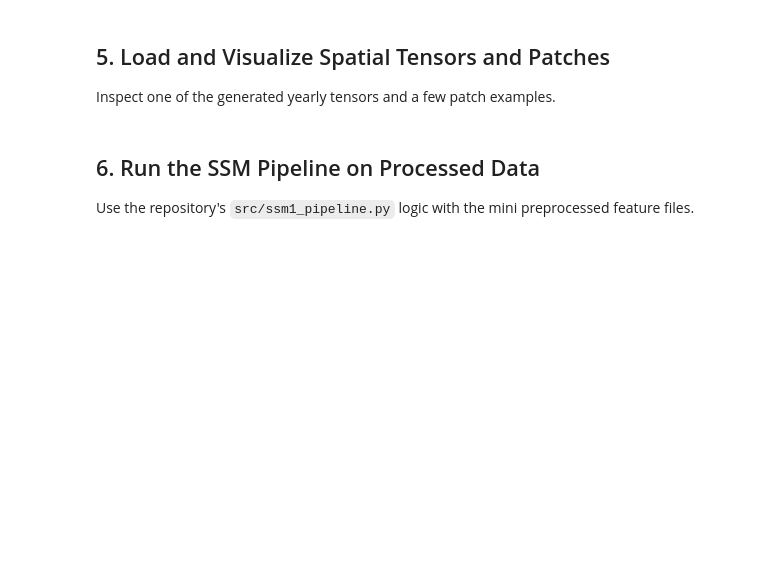
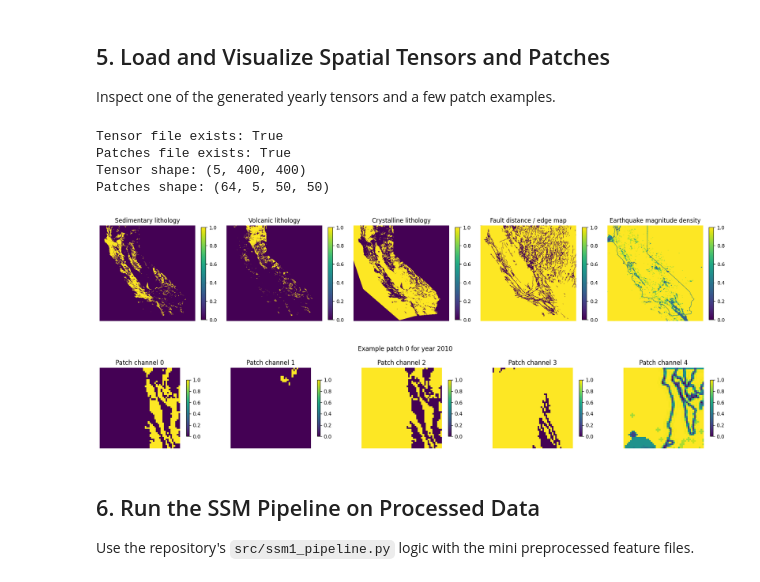
Before and after one commit to youssefbriki1/SeiSM, a Jupyter notebook: SeiSM_playground.ipynb, the cells around one changed output. Cells and saved outputs as stored; diff of their text form; code cells hidden in the pictures; blank space fills up the shorter version.

Commit message:
standardize processing pipeline

```diff
--- a/SeiSM_playground.ipynb
+++ b/SeiSM_playground.ipynb
@@ -147,10 +202,10 @@ import matplotlib.pyplot as plt
 from pathlib import Path
 
 ROOT = Path.cwd()
-CALIF_DIR = ROOT / 'src' / 'data-processing' / 'california'
+CALIF_DIR = ROOT / 'data' / 'california'
 year = subset_target_year
-tensor_path = CALIF_DIR / 'data' / 'processed' / 'cal_maps' / f'tensor_{year}.npy'
-patches_path = CALIF_DIR / 'data' / 'processed' / 'cal_maps' / f'patches_{year}.npy'
+tensor_path = CALIF_DIR / 'cal_maps' / f'tensor_{year}.npy'
+patches_path = CALIF_DIR / 'cal_maps' / f'patches_{year}.npy'
 
 print('Tensor file exists:', tensor_path.exists())
 print('Patches file exists:', patches_path.exists())
@@ -161,33 +216,40 @@ patches = np.load(patches_path)
 print('Tensor shape:', tensor.shape)
 print('Patches shape:', patches.shape)
 
 channel_names = [
     'Sedimentary lithology',
     'Volcanic lithology',
     'Crystalline lithology',
     'Fault distance / edge map',
     'Earthquake magnitude density',
 ]
 
 fig, axes = plt.subplots(1, 5, figsize=(18, 4))
 for idx, ax in enumerate(axes):
     im = ax.imshow(tensor[idx], cmap='viridis')
     ax.set_title(channel_names[idx])
     ax.axis('off')
     fig.colorbar(im, ax=ax, shrink=0.7)
 plt.tight_layout()
 plt.show()
 
 sample_patch = patches[0]
 fig, axes = plt.subplots(1, 5, figsize=(18, 3))
 for idx, ax in enumerate(axes):
     im = ax.imshow(sample_patch[idx], cmap='viridis')
     ax.set_title(f'Patch channel {idx}')
     ax.axis('off')
     fig.colorbar(im, ax=ax, shrink=0.7)
 plt.suptitle(f'Example patch 0 for year {year}')
 plt.tight_layout(rect=[0, 0, 1, 0.95])
 plt.show()
+# %% [output]
+Tensor file exists: True
+Patches file exists: True
+Tensor shape: (5, 400, 400)
+Patches shape: (64, 5, 50, 50)
+[figure, added]
+[figure, added]
 # %% [markdown]
 ## 6. Run the SSM Pipeline on Processed Data
 
```
Also changed, not shown: parts of 4 cells of this notebook, 5 other files.
